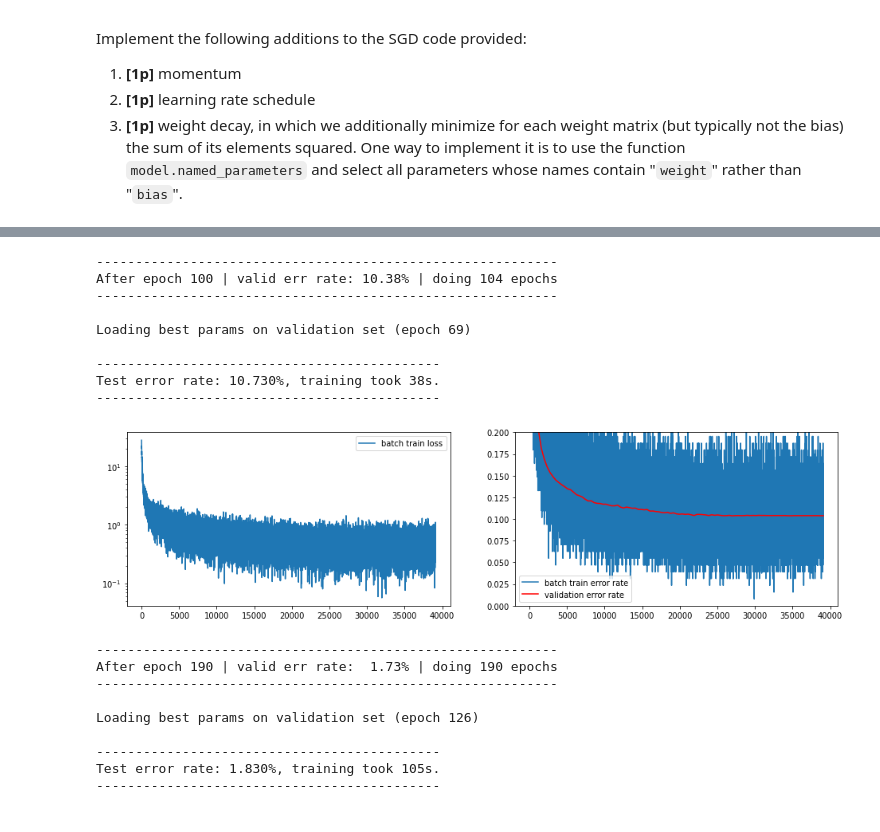
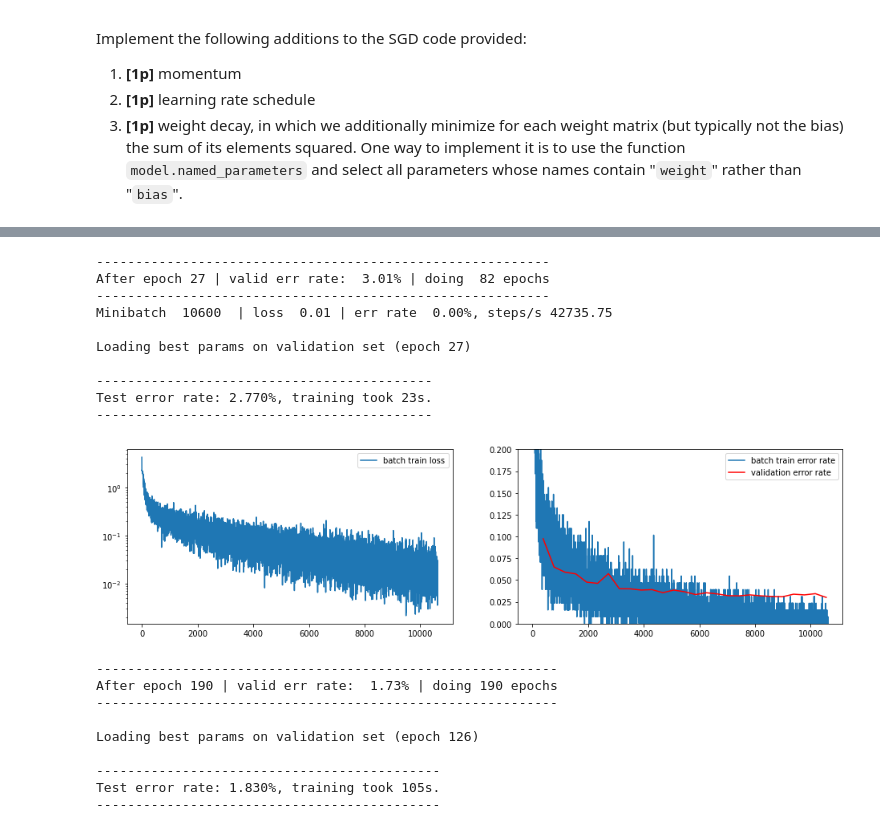
Before and after one commit to AdrianUrbanski/DL, a Jupyter notebook: Assignment2.ipynb, the cells around one changed output, grey strips where cells are left out. Drawn from its saved outputs; the diff is of its cells as text; code cells hidden in the pictures.

Commit message:
Tweak parameters for problem 3

```diff
--- a/Assignment2.ipynb
+++ b/Assignment2.ipynb
@@ -644,44 +660,57 @@ class Model(nn.Module):
         X = X.view(X.size(0), -1)
         return self.layers.forward(X)
 
     def loss(self, Out, Targets):
         return F.cross_entropy(Out, Targets)
 
 
-model = Model(nn.Linear(28 * 28, 10))
+model = Model(
+    nn.Linear(28 * 28, 300),
+    nn.LogSigmoid(),
+    nn.Linear(300, 300),
+    nn.LogSigmoid(),
+    nn.Linear(300, 300),
+    nn.LogSigmoid(),
+    nn.Linear(300, 300),
+    nn.LogSigmoid(),
+    nn.Linear(300, 10),
+    nn.LogSigmoid(),
+    )
 
 with torch.no_grad():
     # Initialize parameters
     for name, p in model.named_parameters():
         if "weight" in name:
-            p.normal_(0, 0.5)
+            p.normal_(0, 0.1)
         elif "bias" in name:
             p.zero_()
         else:
             raise ValueError('Unknown parameter name "%s"' % name)
 
 # On GPU enabled devices set device='cuda' else set device='cpu'
 t_start = time.time()
-SGD(model, mnist_loaders, alpha=1e-2, max_num_epochs=100, epsilon=1e-1, decay=1e-2, device="cuda")
+SGD(model, mnist_loaders, alpha=1e-2, max_num_epochs=100, epsilon=1e-2, decay=1e-4,
+    patience_expansion=3, device="cuda")
 
 
 test_err_rate = compute_error_rate(model, mnist_loaders["test"])
 m = (
     f"Test error rate: {test_err_rate * 100.0:.3f}%, "
     f"training took {time.time() - t_start:.0f}s."
 )
 print("{0}\n{1}\n{0}".format("-" * len(m), m))
 # %% [output]
------------------------------------------------------------
-After epoch 100 | valid err rate: 10.38% | doing 104 epochs
------------------------------------------------------------
+----------------------------------------------------------
+After epoch 27 | valid err rate:  3.01% | doing  82 epochs
+----------------------------------------------------------
+Minibatch  10600  | loss  0.01 | err rate  0.00%, steps/s 42735.75
 
-Loading best params on validation set (epoch 69)
+Loading best params on validation set (epoch 27)
 
---------------------------------------------
-Test error rate: 10.730%, training took 38s.
---------------------------------------------
+-------------------------------------------
+Test error rate: 2.770%, training took 23s.
+-------------------------------------------
-[figure, old version]
+[figure, new version]
 # %%
 class Model(nn.Module):
     def __init__(self, *args, **kwargs):
```
Also changed, not shown: parts of 6 cells of this notebook.
